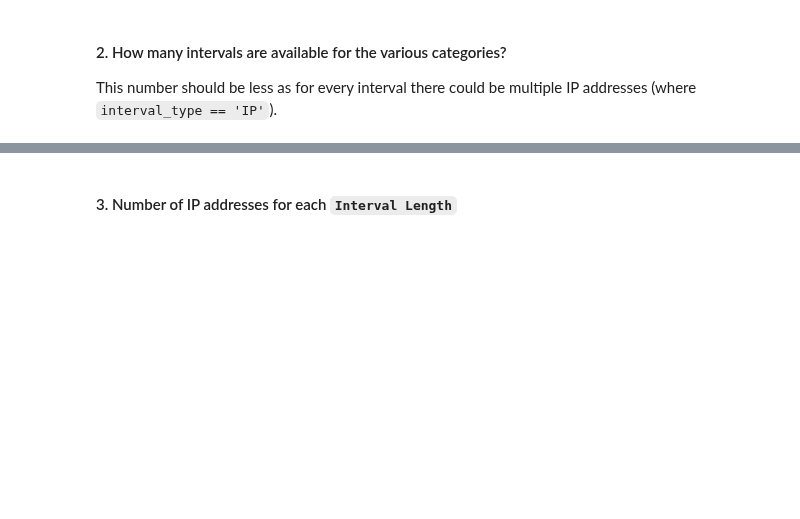
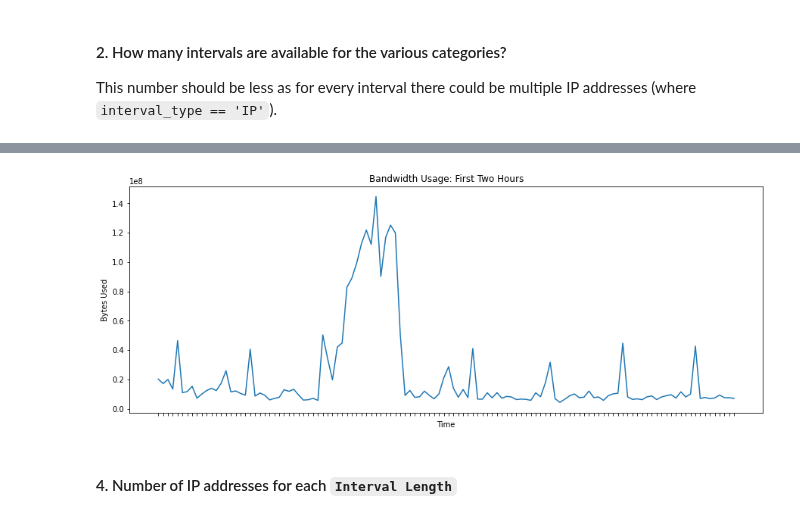
Before and after one commit to JohnnyFoulds/dsm010-2021-oct, a Jupyter notebook: coursework_02/cw02.ipynb, the cells around one changed output, grey strips where cells are left out. Cells and saved outputs as stored; diff of their text form; code cells hidden in the pictures; blank space fills up the shorter version.

Commit message:
Lineplot of the first two hours

```diff
--- a/coursework_02/cw02.ipynb
+++ b/coursework_02/cw02.ipynb
@@ -249,0 +257,13 @@ df_interval_type.drop_duplicates(['Direction', 'Interval Length', 'interval_type
+# %%
+# get the summarised data
+df_interval_bandwidth = df_interval_type \
+    .where((df_interval_type['Interval Length'] == 'minute') &
+           (df_interval_type['interval_type'] == 'IP')) \
+    .groupBy(['Interval Start']) \
+    .sum('Bytes Used') \
+    .orderBy(['Interval Start'], ascending=True) \
+    .withColumnRenamed('sum(Bytes Used)', 'Bytes Used') \
+    .limit(2 * 60) \
+    .toPandas()
+
+df_interval_bandwidth.describe()
@@ -250,2 +280,20 @@ df_interval_type.drop_duplicates(['Direction', 'Interval Length', 'interval_type
+# %%
+# plot the data
+fig_dims = (15, 5.5)
+fig, ax = plt.subplots(figsize=fig_dims)
+
+sns.lineplot(
+    data=df_interval_bandwidth,
+    x='Interval Start',
+    y='Bytes Used',
+    ax=ax
+).set(
+    title='Bandwidth Usage: First Two Hours',
+    xlabel='Time',
+    xticklabels=[])
+
+plt.show()
+# %% [output]
+[figure, added]
 # %% [markdown]
-#### 3. Number of IP addresses for each `Interval Length`
+#### 4. Number of IP addresses for each `Interval Length`
```
Also changed, not shown: parts of 14 cells of this notebook, 33 other files.
